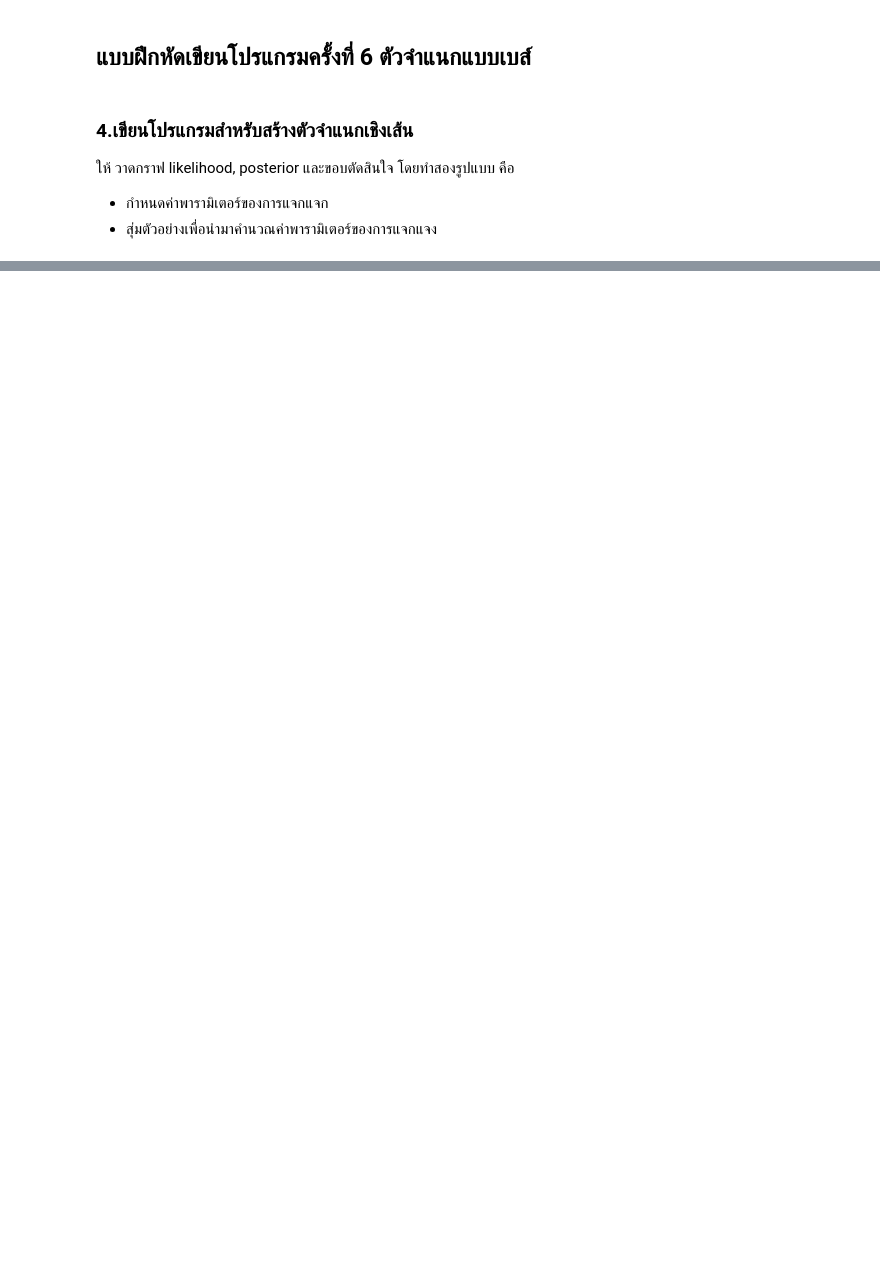
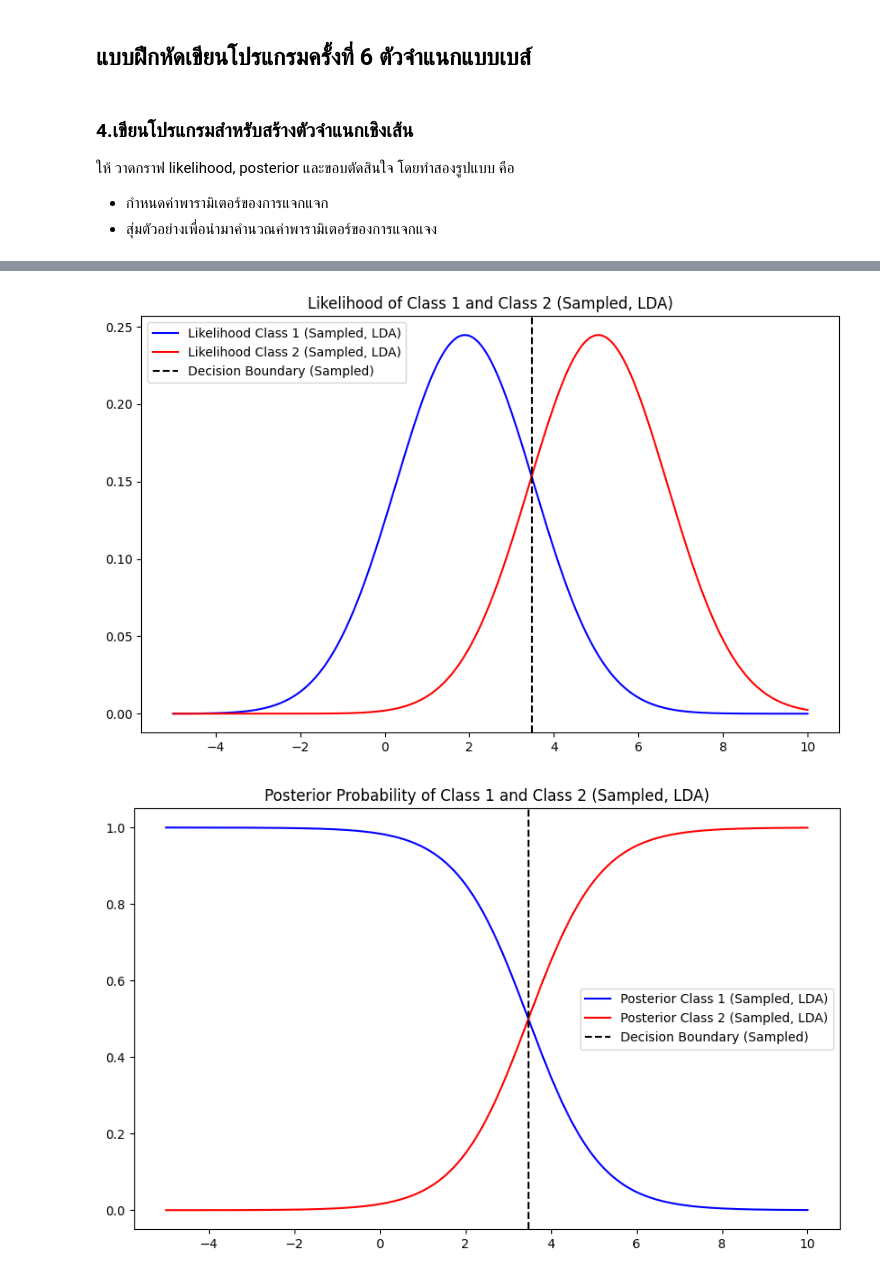
Before and after one commit to MLol-3/Machine-learning-class67, a Jupyter notebook: Bayes/Q4.ipynb, the cells around one changed output, grey strips where cells are left out. Cells and saved outputs as stored; diff of their text form; code cells hidden in the pictures; blank space fills up the shorter version.

```diff
--- a/Bayes/Q4.ipynb
+++ b/Bayes/Q4.ipynb
@@ -129,0 +92,68 @@ plot_decision_boundary(X1, X2, mu1_hat, mu2_hat, shared_cov_hat)
+# %%
+# Gaussian probability density function (PDF)
+def Probability_density(x, mean, variance):
+    return (1 / np.sqrt(2 * np.pi * variance)) * np.exp(-((x - mean) ** 2) / (2 * variance))
+
+# Set seed for reproducibility
+np.random.seed(42)
+
+# True parameters for two classes
+mean_class_1 = 2
+var_class_1 = 1
+mean_class_2 = 5
+var_class_2 = 5
+
+# Generate samples from normal distributions for each class
+samples_class_1 = np.random.normal(mean_class_1, np.sqrt(var_class_1), 100)
+samples_class_2 = np.random.normal(mean_class_2, np.sqrt(var_class_2), 100)
+
+# Calculate mean from the sampled data
+mean_class_1_sample = np.mean(samples_class_1)
+mean_class_2_sample = np.mean(samples_class_2)
+
+# Calculate variance for each class from the sample
+var_class_1_sample = np.var(samples_class_1)
+var_class_2_sample = np.var(samples_class_2)
+
+# LDA assumes a shared variance, so we calculate the pooled variance
+# This is the average of the variances of the two classes
+shared_variance_sample = (var_class_1_sample + var_class_2_sample) / 2
+
+# Generate X values for plotting
+x_values = np.linspace(-5, 10, 500)
+
+# Calculate likelihoods based on the sampled means and shared variance
+likelihood_class_1_sample = Probability_density(x_values, mean_class_1_sample, shared_variance_sample)
+likelihood_class_2_sample = Probability_density(x_values, mean_class_2_sample, shared_variance_sample)
+
+# Calculate priors based on the number of samples in each class (assuming balanced dataset)
+prior_class_1 = len(samples_class_1) / (len(samples_class_1) + len(samples_class_2))
+prior_class_2 = len(samples_class_2) / (len(samples_class_1) + len(samples_class_2))
+
+# Calculate posteriors based on sampled likelihoods and priors
+posterior_class_1_sample = (likelihood_class_1_sample * prior_class_1) / (likelihood_class_1_sample * prior_class_1 + likelihood_class_2_sample * prior_class_2)
+posterior_class_2_sample = (likelihood_class_2_sample * prior_class_2) / (likelihood_class_1_sample * prior_class_1 + likelihood_class_2_sample * prior_class_2)
+
+# Decision boundary (where posteriors are equal)
+decision_boundary_sample = x_values[np.abs(posterior_class_1_sample - posterior_class_2_sample).argmin()]
+
+# Plot Likelihoods from the sampled parameters
+plt.figure(figsize=(10, 6))
+plt.plot(x_values, likelihood_class_1_sample, label='Likelihood Class 1 (Sampled, LDA)', color='blue')
+plt.plot(x_values, likelihood_class_2_sample, label='Likelihood Class 2 (Sampled, LDA)', color='red')
+plt.axvline(x=decision_boundary_sample, color='k', linestyle='--', label='Decision Boundary (Sampled)')
+plt.title('Likelihood of Class 1 and Class 2 (Sampled, LDA)')
+plt.legend()
+plt.show()
+
+# Plot Posteriors from the sampled parameters
+plt.figure(figsize=(10, 6))
+plt.plot(x_values, posterior_class_1_sample, label='Posterior Class 1 (Sampled, LDA)', color='blue')
+plt.plot(x_values, posterior_class_2_sample, label='Posterior Class 2 (Sampled, LDA)', color='red')
+plt.axvline(x=decision_boundary_sample, color='k', linestyle='--', label='Decision Boundary (Sampled)')
+plt.title('Posterior Probability of Class 1 and Class 2 (Sampled, LDA)')
+plt.legend()
+plt.show()
+# %% [output]
+[figure, added]
+[figure, added]
```
Also changed, not shown: parts of 5 cells of this notebook.
